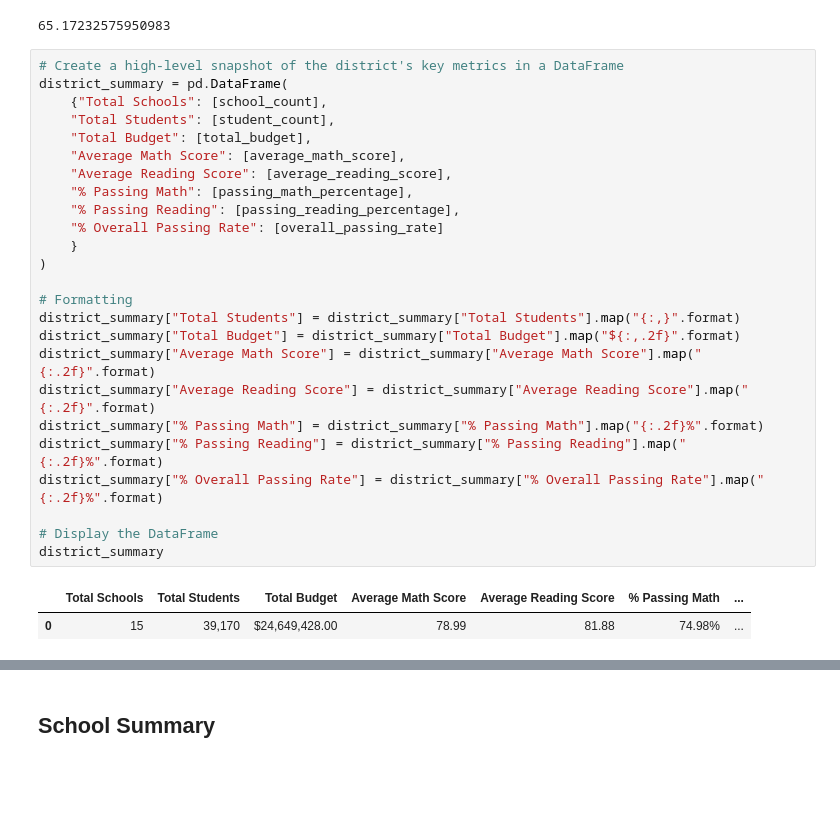
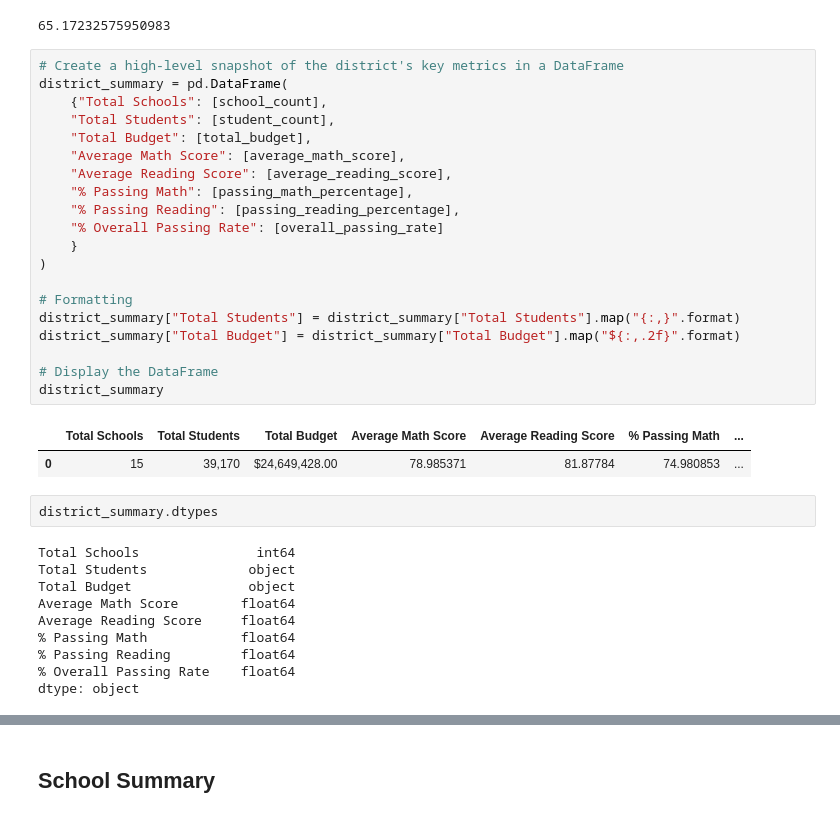
Before and after one commit to sarsteg/pandas-challenge, a Jupyter notebook: PyCitySchools/Responses in Template.ipynb, the cells around one changed output, grey strips where cells are left out. Cells and saved outputs as stored; diff of their text form; blank space fills up the shorter version.

```diff
--- a/PyCitySchools/Responses in Template.ipynb
+++ b/PyCitySchools/Responses in Template.ipynb
@@ -96,28 +96,35 @@ overall_passing_rate
 # %%
 # Create a high-level snapshot of the district's key metrics in a DataFrame
 district_summary = pd.DataFrame(
     {"Total Schools": [school_count],
     "Total Students": [student_count],
     "Total Budget": [total_budget],
     "Average Math Score": [average_math_score],
     "Average Reading Score": [average_reading_score],
     "% Passing Math": [passing_math_percentage],
     "% Passing Reading": [passing_reading_percentage],
     "% Overall Passing Rate": [overall_passing_rate]
     }
 )
 
 # Formatting
 district_summary["Total Students"] = district_summary["Total Students"].map("{:,}".format)
 district_summary["Total Budget"] = district_summary["Total Budget"].map("${:,.2f}".format)
-district_summary["Average Math Score"] = district_summary["Average Math Score"].map("{:.2f}".format)
-district_summary["Average Reading Score"] = district_summary["Average Reading Score"].map("{:.2f}".format)
-district_summary["% Passing Math"] = district_summary["% Passing Math"].map("{:.2f}%".format)
-district_summary["% Passing Reading"] = district_summary["% Passing Reading"].map("{:.2f}%".format)
-district_summary["% Overall Passing Rate"] = district_summary["% Overall Passing Rate"].map("{:.2f}%".format)
 
 # Display the DataFrame
 district_summary
 # %% [output]
 |  | Total Schools | Total Students | Total Budget | Average Math Score | Average Reading Score | % Passing Math | ... |
-| 0 | 15 | 39,170 | $24,649,428.00 | 78.99 | 81.88 | 74.98% | ... |
+| 0 | 15 | 39,170 | $24,649,428.00 | 78.985371 | 81.87784 | 74.980853 | ... |
+# %%
+district_summary.dtypes
+# %% [output]
+Total Schools               int64
+Total Students             object
+Total Budget               object
+Average Math Score        float64
+Average Reading Score     float64
+% Passing Math            float64
+% Passing Reading         float64
+% Overall Passing Rate    float64
+dtype: object
```
Also changed, not shown: parts of 23 cells of this notebook.
